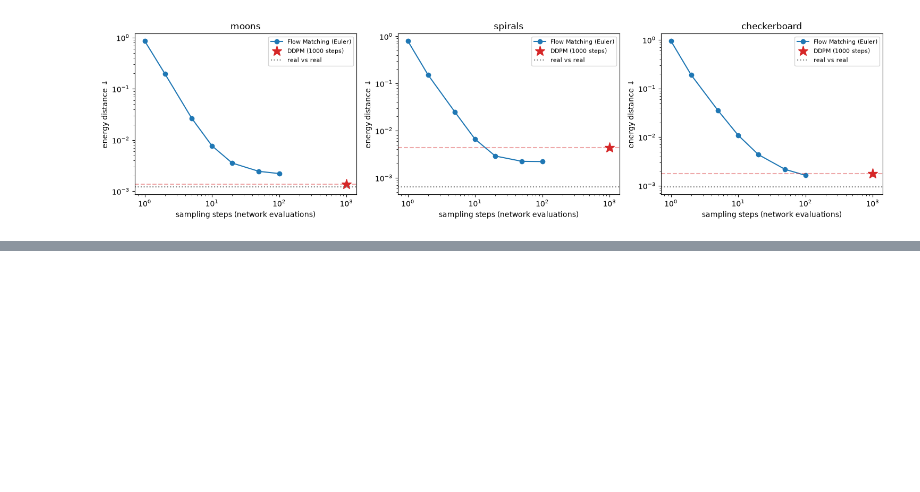
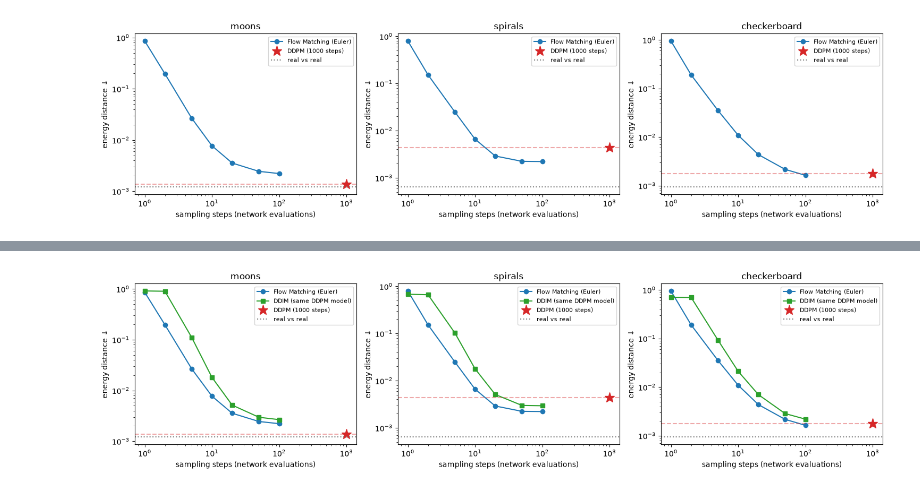
Before and after one commit to carlosordonezz/diffusion-vs-flow-matching, a Jupyter notebook: notebooks/05_comparison.ipynb, the cells around one changed output, grey strips where cells are left out. Saved outputs shown, nothing was run; the diff lists cells and outputs as text; code cells hidden in the pictures; blank space fills up the shorter version.

Commit message:
Added DDIM sampler and equal-steps comparison

```diff
--- a/notebooks/05_comparison.ipynb
+++ b/notebooks/05_comparison.ipynb
@@ -218,0 +219,18 @@ for method, seconds in timings.items():
+# %%
+from dvfm.ddpm import ddim_sample
+
+for name, data in datasets.items():
+    g = torch.Generator().manual_seed(1)
+    reference = data[torch.randperm(len(data), generator=g)[:N]]  # same reference as before
+
+    ddim_scores = []
+    for steps in fm_steps:
+        torch.manual_seed(0)
+        generated = ddim_sample(models[("ddpm", name)], schedule, N, num_steps=steps)
+        ddim_scores.append(energy_distance(generated, reference))
+    results[name]["ddim"] = ddim_scores
+
+    print(f"--- {name} ---")
+    for steps, fm_score, ddim_score in zip(fm_steps, results[name]["fm"], ddim_scores):
+        print(f"  {steps:4d} steps | FM {fm_score:.4f} | DDIM {ddim_score:.4f}")
+    print(f"  DDPM 1000 steps: {results[name]['ddpm']:.4f}")
@@ -218,0 +255,21 @@ for method, seconds in timings.items():
+# %%
+fig, axes = plt.subplots(1, len(results), figsize=(15, 4))
+
+for ax, (name, r) in zip(axes, results.items()):
+    ax.plot(fm_steps, r["fm"], "o-", label="Flow Matching (Euler)")
+    ax.plot(fm_steps, r["ddim"], "s-", color="tab:green", label="DDIM (same DDPM model)")
+    ax.plot([1000], [r["ddpm"]], "*", markersize=14, color="tab:red", label="DDPM (1000 steps)")
+    ax.axhline(r["ddpm"], color="tab:red", linestyle="--", alpha=0.4)
+    ax.axhline(r["baseline"], color="gray", linestyle=":", label="real vs real")
+    ax.set_xscale("log")
+    ax.set_yscale("log")
+    ax.set_xlabel("sampling steps (network evaluations)")
+    ax.set_ylabel("energy distance ↓")
+    ax.set_title(name)
+    ax.legend(fontsize=8)
+
+plt.tight_layout()
+plt.savefig(ASSETS_DIR / "comparison_quality_vs_steps.png", dpi=150, bbox_inches="tight")
+plt.show()
+# %% [output]
+[figure, added]
```
Also changed, not shown: parts of 2 cells of this notebook, 2 other files.
